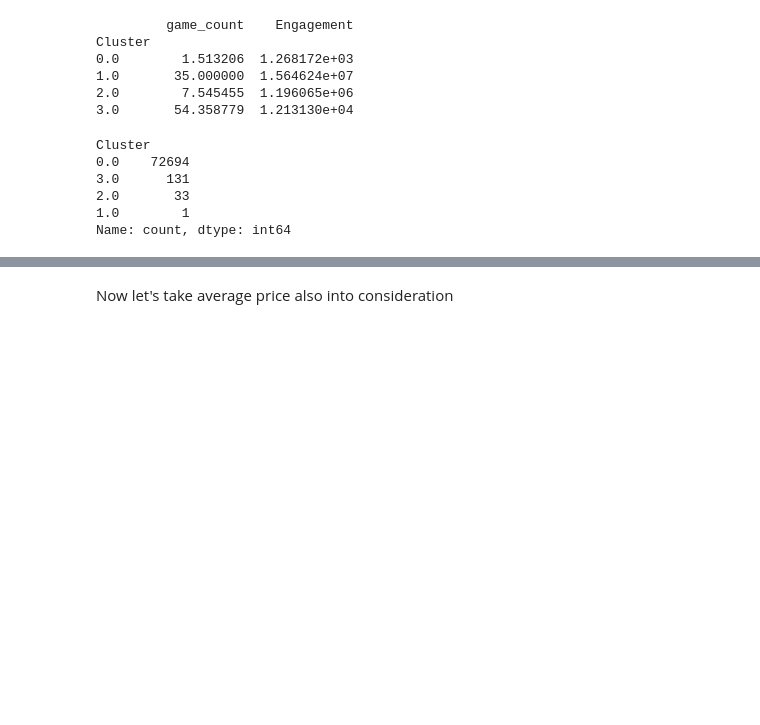
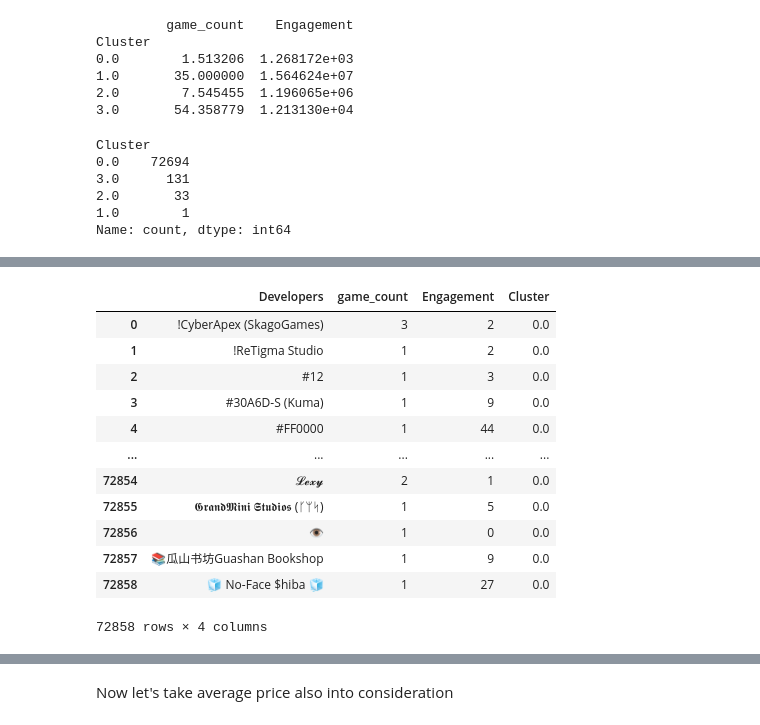
Before and after one commit to mangabe16/steam-developer-career-patterns, a Jupyter notebook: submission.ipynb, the cells around one changed output, grey strips where cells are left out. Cells and saved outputs as stored; diff of their text form; code cells hidden in the pictures; blank space fills up the shorter version.

```diff
--- a/submission.ipynb
+++ b/submission.ipynb
@@ -504,2 +508,18 @@ Name: count, dtype: int64
+# %%
+new_df
+# %% [output]
+|  | Developers | game_count | Engagement | Cluster |
+| 0 | !CyberApex (SkagoGames) | 3 | 2 | 0.0 |
+| 1 | !ReTigma Studio | 1 | 2 | 0.0 |
+| 2 | #12 | 1 | 3 | 0.0 |
+| 3 | #30A6D-S (Kuma) | 1 | 9 | 0.0 |
+| 4 | #FF0000 | 1 | 44 | 0.0 |
+| ... | ... | ... | ... | ... |
+| 72854 | 𝓛𝓮𝔁𝔂 | 2 | 1 | 0.0 |
+| 72855 | 𝕲𝖗𝖆𝖓𝖉𝕸𝖎𝖓𝖎 𝕾𝖙𝖚𝖉𝖎𝖔𝖘 (ᚴᛘᛋ) | 1 | 5 | 0.0 |
+| 72856 | 👁️ | 1 | 0 | 0.0 |
+| 72857 | 📚瓜山书坊Guashan Bookshop | 1 | 9 | 0.0 |
+| 72858 | 🧊 No-Face $hiba 🧊 | 1 | 27 | 0.0 |
+72858 rows × 4 columns
 # %%
 # making a temporary df for the plotting
```
Also changed, not shown: parts of 25 cells of this notebook.
